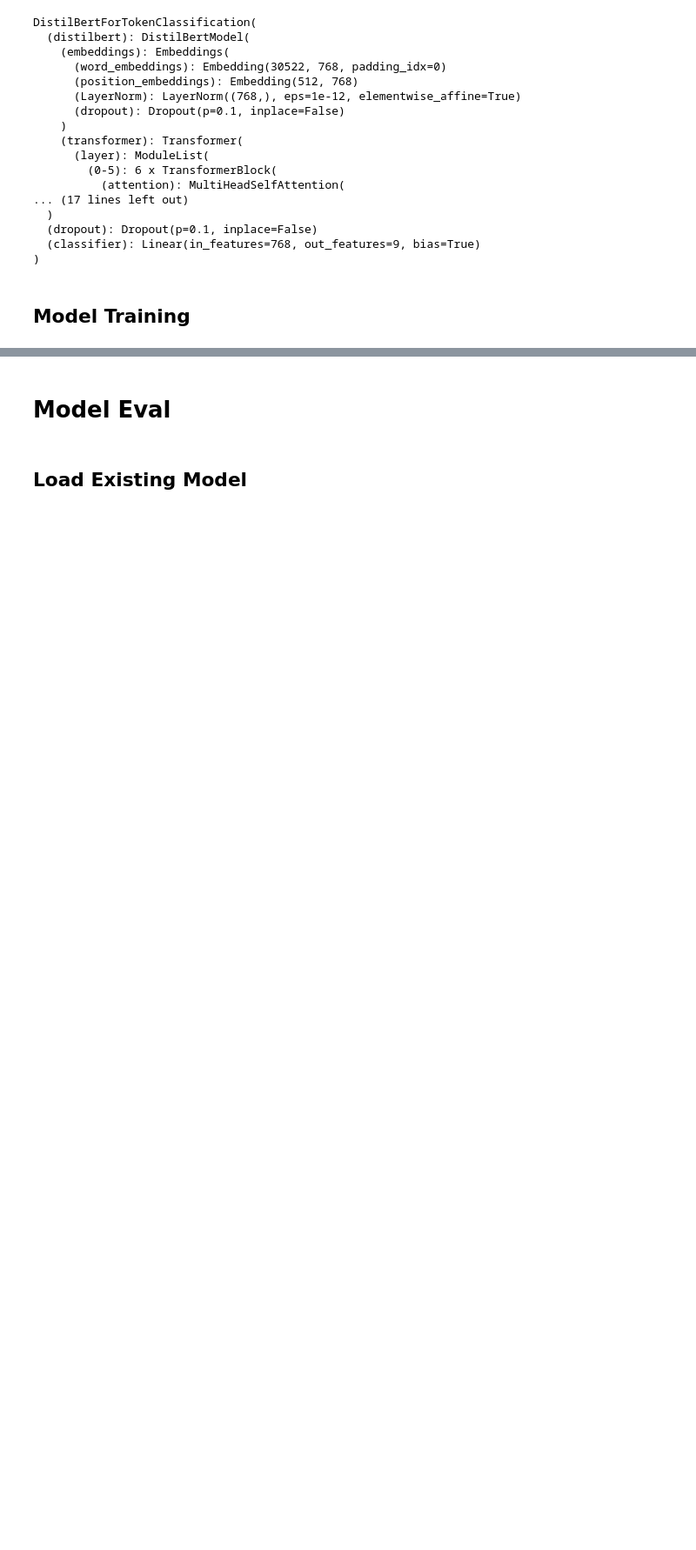
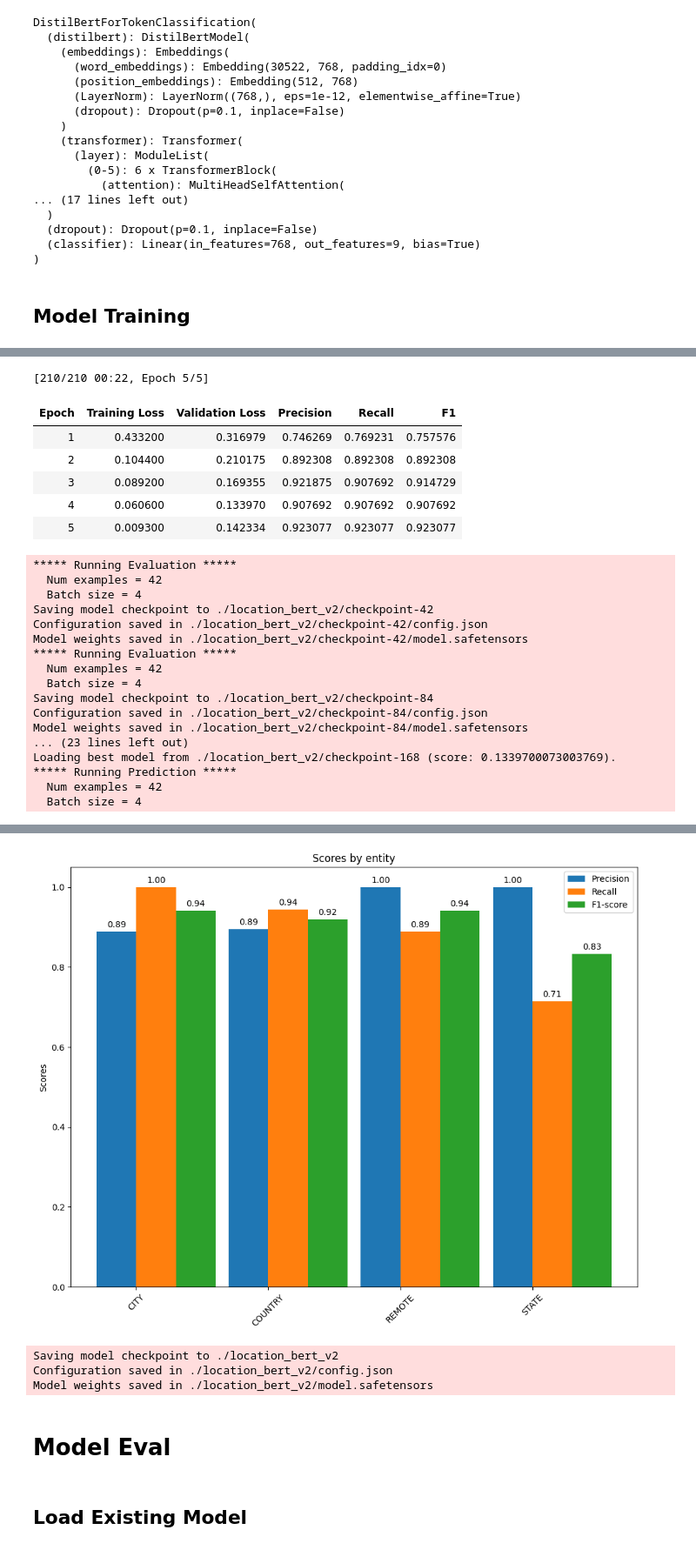
Before and after one commit to clarson1229/Machine_learning_showcase, a Jupyter notebook: Job_Titles/Model_trainer_NER_location.ipynb, the cells around one changed output, grey strips where cells are left out. Shown at 87% size. Saved outputs shown, nothing was run; the diff lists cells and outputs as text; code cells hidden in the pictures; blank space fills up the shorter version.

```diff
--- a/Job_Titles/Model_trainer_NER_location.ipynb
+++ b/Job_Titles/Model_trainer_NER_location.ipynb
@@ -124,7 +124,7 @@ df
 # %% [markdown]
 ## Load Label Studio Export Data
 # %%
-df = pd.read_json('label-studio-export.json')
+df = pd.read_json('label-studio-export_v2.json')
 df['label'] = df['label'].apply(lambda x: [] if x is np.nan else x)# Replace nans with an empty list
 df
 # %% [output]
@@ -282,7 +282,8 @@ def compute_metrics_token_classification(pred):
     true_labels = pred.label_ids
 
     pred_labels = [[id2label[p] for (p, l) in zip(prediction, true_label) if l != -100] for prediction, true_label in zip(predictions, true_labels)]
-    true_labels = [[id2label[l] for l in true_label if l != -100] for true_label in label_ids]
+    true_labels = [[id2label[l] for (p, l) in zip(prediction, true_label) if l != -100] for prediction, true_label in zip(predictions, true_labels)]
+
 
     return {
         "precision": precision_score(true_labels, pred_labels),
@@ -391,7 +392,7 @@ training_rows_DS, train_rows, test_rows = format_rows_for_ner_train(df)
 ## Model Config
 # %%
 max_length=256
-out_put_dir = f"./location_bert"
+out_put_dir = f"./location_bert_v2"
 tokenizer_config = {'max_length': max_length,
                     'truncation': True,
                     'padding': 'max_length',
@@ -501,0 +512,7 @@ Configuration saved in ./location_bert/checkpoint-115/config.json
+# %%
+# Add the correct agurements to align_labels_with_tokens_batched function
+preprocess_funct_batched = partial(align_labels_with_tokens_batched, tokenizer=tokenizer_funct, label2id=label2id, tokenizer_config=tokenizer_config)
+# Train the model
+run_model_v10(train_rows, test_rows, preprocess_funct_batched, tokenizer_funct, tokenizer_config, epochs, train_batch, test_batch, base_model, out_put_dir, compute_metrics_token_classification, id2label, True)
+del base_model
+# %% [output]
@@ -501,0 +531,24 @@ Configuration saved in ./location_bert/checkpoint-115/config.json
+[210/210 00:22, Epoch 5/5]
+| Epoch | Training Loss | Validation Loss | Precision | Recall | F1 |
+| 1 | 0.433200 | 0.316979 | 0.746269 | 0.769231 | 0.757576 |
+| 2 | 0.104400 | 0.210175 | 0.892308 | 0.892308 | 0.892308 |
+| 3 | 0.089200 | 0.169355 | 0.921875 | 0.907692 | 0.914729 |
+| 4 | 0.060600 | 0.133970 | 0.907692 | 0.907692 | 0.907692 |
+| 5 | 0.009300 | 0.142334 | 0.923077 | 0.923077 | 0.923077 |
+***** Running Evaluation *****
+  Num examples = 42
+  Batch size = 4
+Saving model checkpoint to ./location_bert_v2/checkpoint-42
+Configuration saved in ./location_bert_v2/checkpoint-42/config.json
+Model weights saved in ./location_bert_v2/checkpoint-42/model.safetensors
+***** Running Evaluation *****
+  Num examples = 42
+  Batch size = 4
+Saving model checkpoint to ./location_bert_v2/checkpoint-84
+Configuration saved in ./location_bert_v2/checkpoint-84/config.json
+Model weights saved in ./location_bert_v2/checkpoint-84/model.safetensors
+... (23 lines left out)
+Loading best model from ./location_bert_v2/checkpoint-168 (score: 0.1339700073003769).
+***** Running Prediction *****
+  Num examples = 42
+  Batch size = 4
@@ -502,3 +556,7 @@ Configuration saved in ./location_bert/checkpoint-115/config.json
+[figure, added]
+Saving model checkpoint to ./location_bert_v2
+Configuration saved in ./location_bert_v2/config.json
+Model weights saved in ./location_bert_v2/model.safetensors
 # %% [markdown]
 # Model Eval
 # %% [markdown]
```
Also changed, not shown: parts of 17 cells of this notebook.
